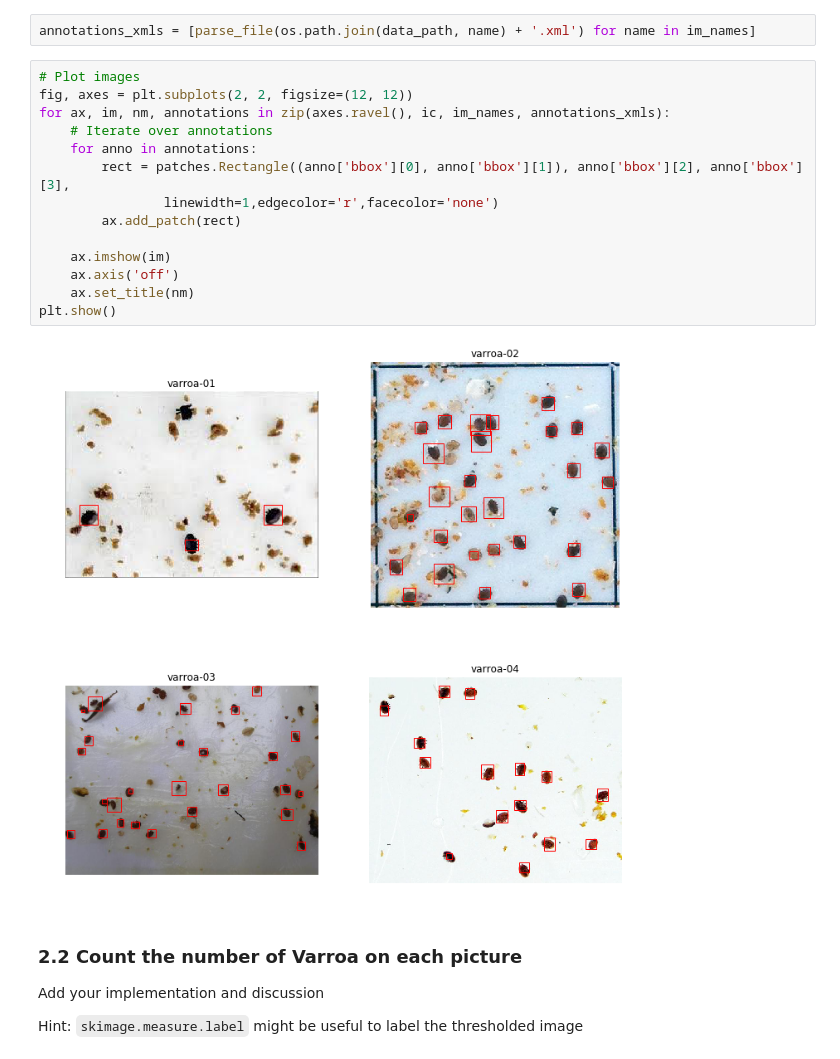
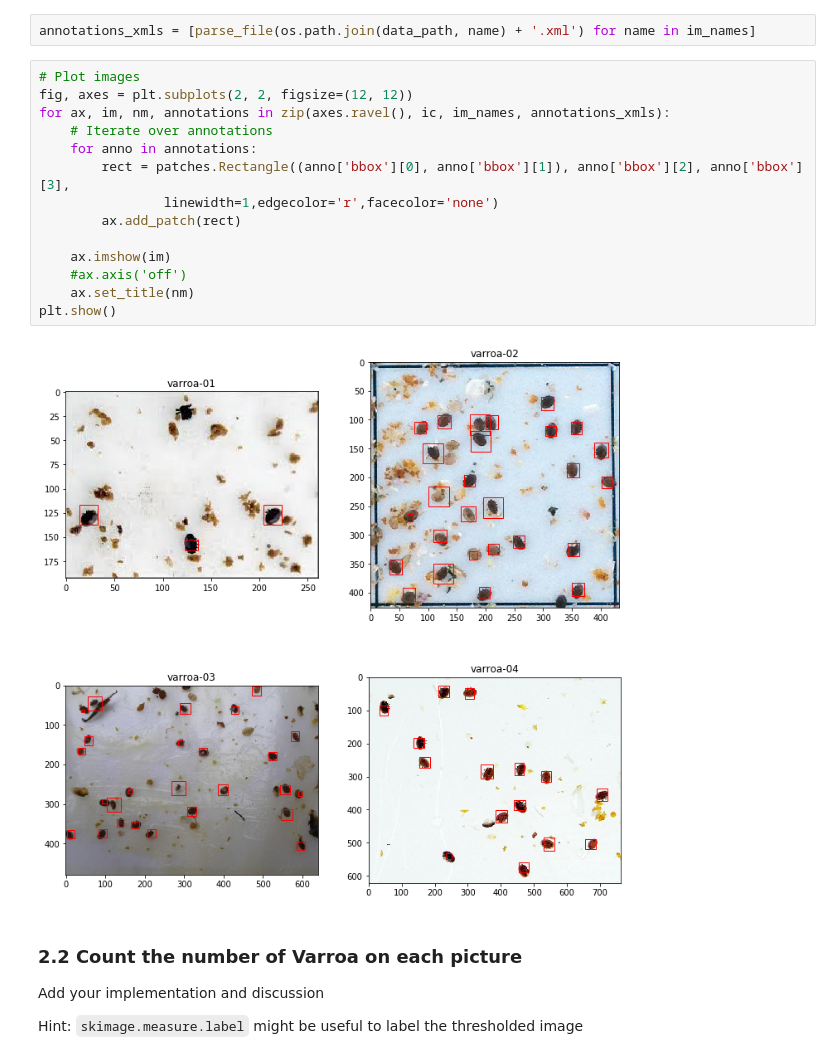
Before and after one commit to nicospbr/iapr-2019, a Jupyter notebook: labs/lab_01_segmentation.ipynb, the cells around one changed output. Drawn from its saved outputs; the diff is of its cells as text.

```diff
--- a/labs/lab_01_segmentation.ipynb
+++ b/labs/lab_01_segmentation.ipynb
@@ -409,19 +410,19 @@ annotations_xmls = [parse_file(os.path.join(data_path, name) + '.xml') for name
 # %%
 # Plot images
 fig, axes = plt.subplots(2, 2, figsize=(12, 12))
 for ax, im, nm, annotations in zip(axes.ravel(), ic, im_names, annotations_xmls):
     # Iterate over annotations
     for anno in annotations:
         rect = patches.Rectangle((anno['bbox'][0], anno['bbox'][1]), anno['bbox'][2], anno['bbox'][3],
                 linewidth=1,edgecolor='r',facecolor='none')
         ax.add_patch(rect)
 
     ax.imshow(im)
-    ax.axis('off')
+    #ax.axis('off')
     ax.set_title(nm)
 plt.show()
 # %% [output]
-[figure, old version]
+[figure, new version]
 # %% [markdown]
 ### 2.2 Count the number of Varroa on each picture
 
```
Also changed, not shown: parts of 11 cells of this notebook.
